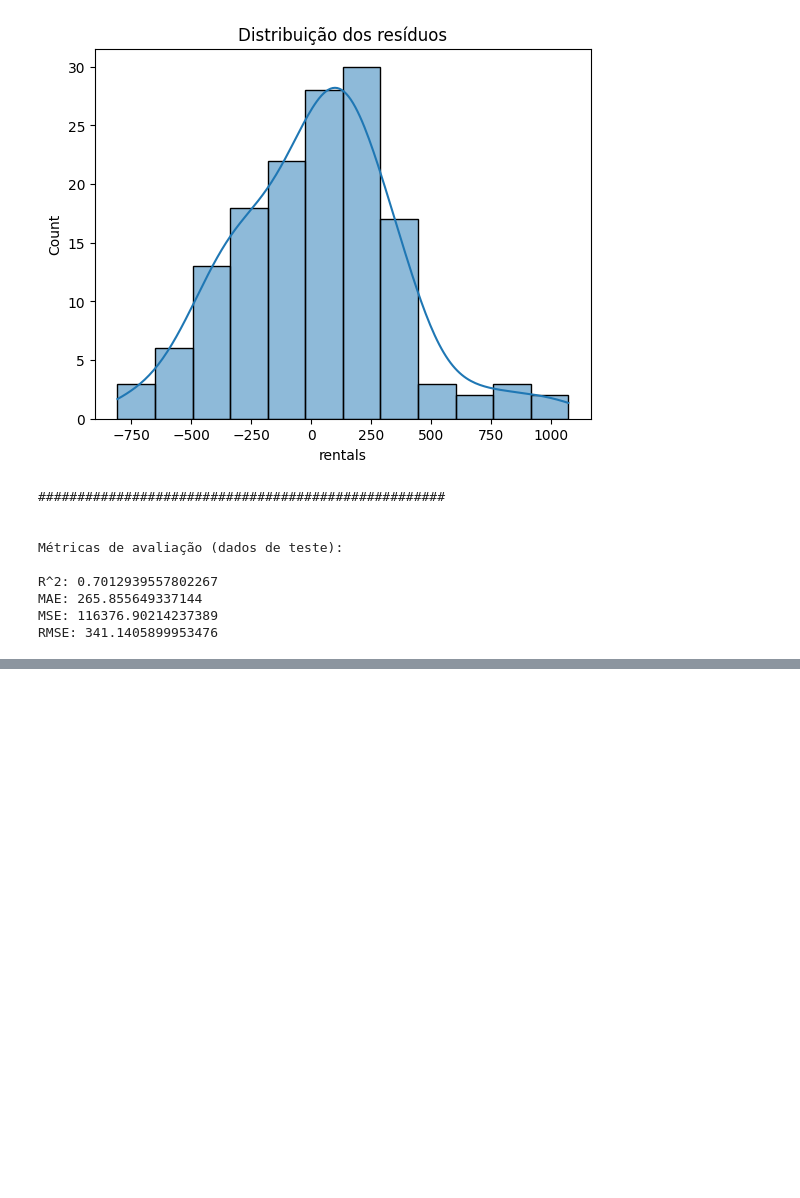
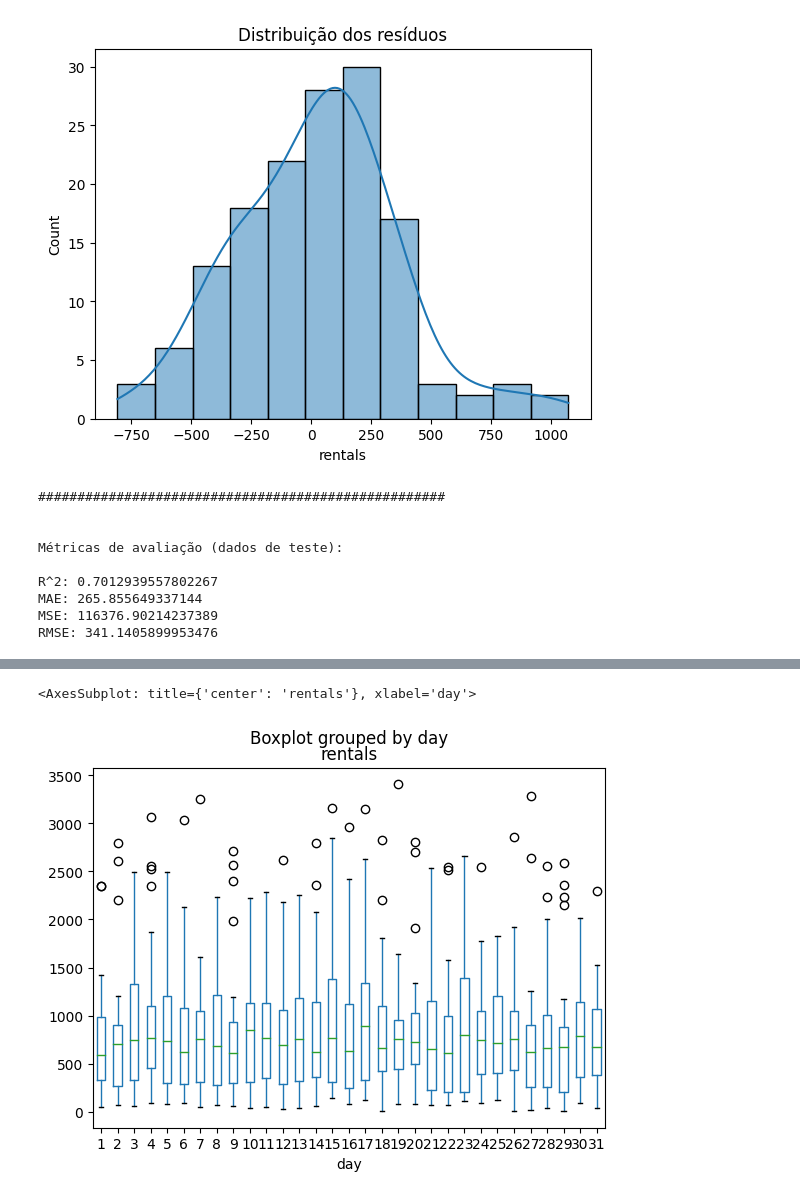
Before and after one commit to PeterRibs/bike_rental_analysis, a Jupyter notebook: Bike_Rental_Analysis.ipynb, the cells around one changed output, grey strips where cells are left out. Saved outputs shown, nothing was run; the diff lists cells and outputs as text; code cells hidden in the pictures; blank space fills up the shorter version.

```diff
--- a/Bike_Rental_Analysis.ipynb
+++ b/Bike_Rental_Analysis.ipynb
@@ -377,0 +395,5 @@ RMSE: 341.1405899953476
+# %%
+dataframe.boxplot(by ='day', column =['rentals'], grid = False)
+# %% [output]
+<AxesSubplot: title={'center': 'rentals'}, xlabel='day'>
+[figure, added]
```
Also changed, not shown: parts of 11 cells of this notebook.
